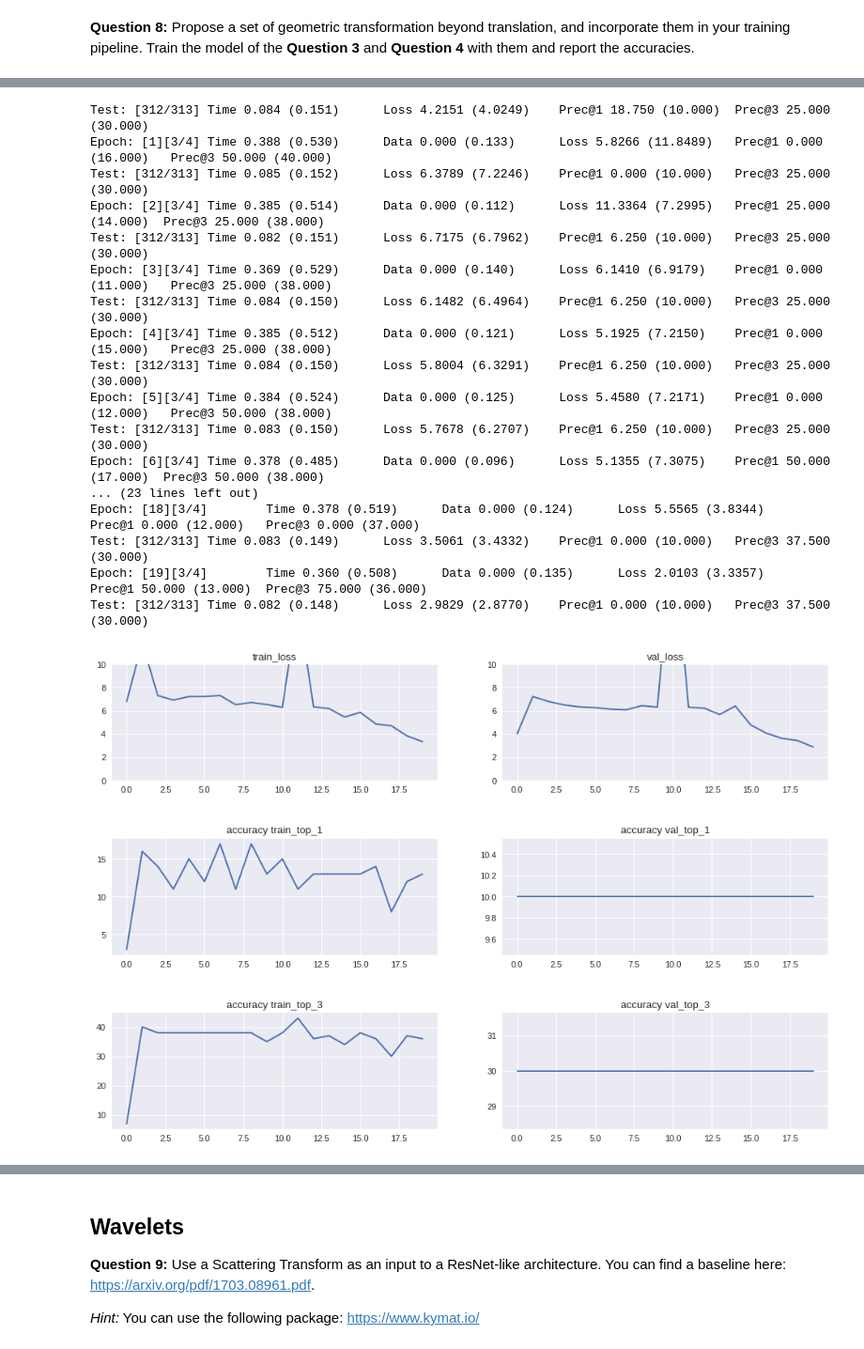
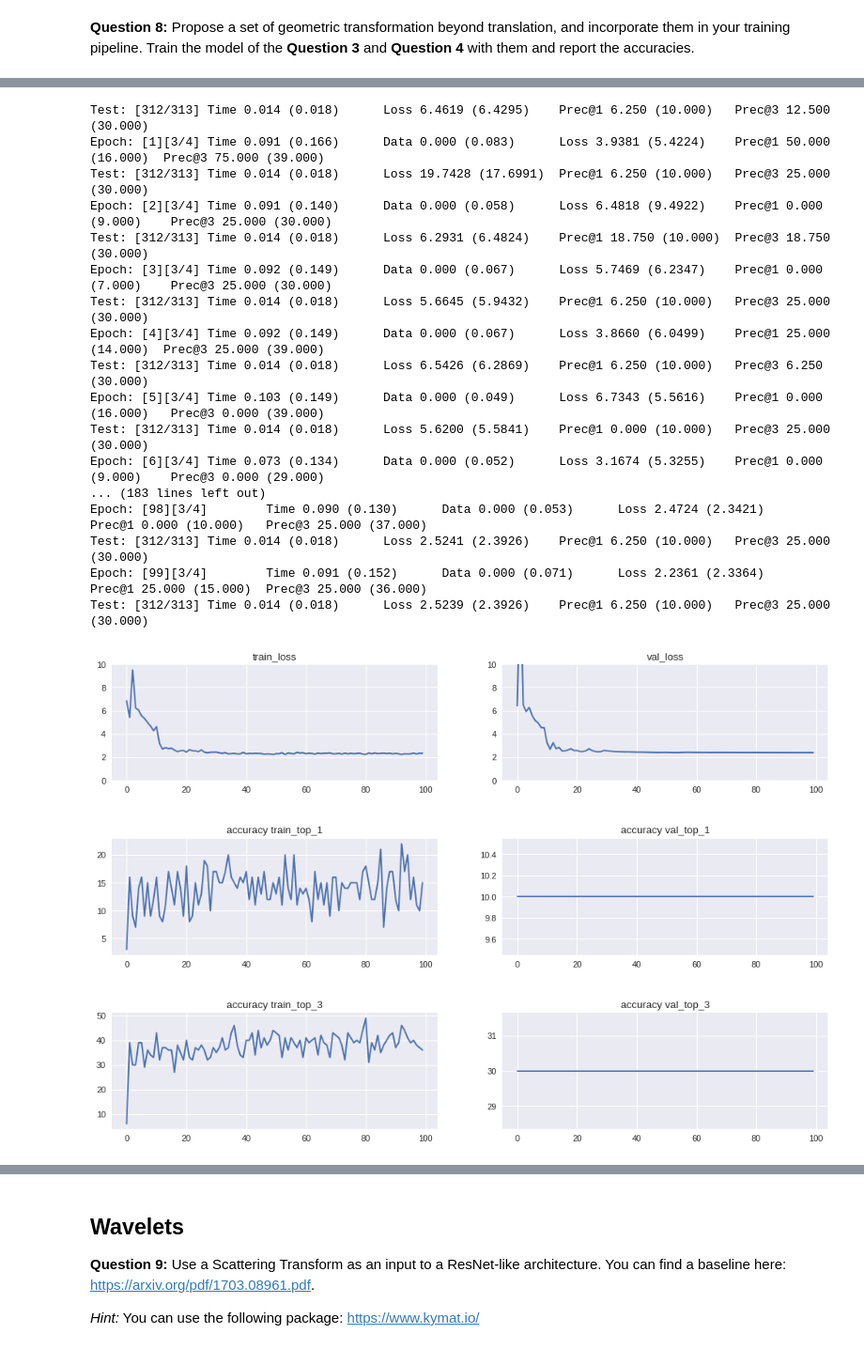
Before and after one commit to paulasquin/deep-learning-in-practice-cs, a Jupyter notebook: 3-TD_ADL.ipynb, the cells around one changed output, grey strips where cells are left out. Shown at 94% size. Saved outputs shown, nothing was run; the diff lists cells and outputs as text; code cells hidden in the pictures.

```diff
--- a/3-TD_ADL.ipynb
+++ b/3-TD_ADL.ipynb
@@ -983,7 +974,7 @@ __Question 8:__ Propose a set of geometric transformation beyond translation, an
 args = Args(
         arch="resnet18",
         workers=4,
-        epochs=30,
+        epochs=80,
         start_epoch=0,
         batch_size=32,
         lr=0.001,
@@ -997,18 +988,18 @@ args = Args(
 )
 
 # Transformation definition
-transf = transforms.Compose(
+transf2 = transforms.Compose(
     [transforms.ToPILImage(),
-     transforms.CenterCrop(224),
      transforms.RandomHorizontalFlip(),
-     transforms.RandomAffine(degrees=45, translate=(0.2, 0.2), scale=(0.8, 1.2)),
+#      transforms.RandomAffine(degrees=15, translate=(0.05, 0.05), scale=(0.9, 1.1)),
      transforms.RandomVerticalFlip(),
+     transforms.RandomCrop(32, padding=4),
      transforms.ToTensor(),
      normalize
     ])
 
 
-classifier4 = Classifier(args, transf)
+classifier4 = Classifier(args, transf2)
 classifier4.run_training()
 classifier4.plot_results()
 # %% [output]
@@ -1042,7 +1033,7 @@ Test: [312/313] Time 0.037 (0.096)      Loss 3.4033 (2.9253)    Prec@1 0.000 (10
 args = Args(
         arch="vgg11",
         workers=4,
-        epochs=20,
+        epochs=100,
         start_epoch=0,
         batch_size=32,
         lr=0.01,
@@ -1055,7 +1046,7 @@ args = Args(
         n_early_stop=None
 )
 
-classifier5 = Classifier(args, transf)
+classifier5 = Classifier(args, transf2)
 classifier5.run_training()
 classifier5.plot_results()
 # %% [output]
@@ -1065,21 +1056,21 @@ Epoch: [0][3/4] Time 0.395 (0.506)      Data 0.000 (0.106)      Loss 6.1239 (6.7
-Test: [312/313] Time 0.084 (0.151)      Loss 4.2151 (4.0249)    Prec@1 18.750 (10.000)  Prec@3 25.000 (30.000)
-Epoch: [1][3/4] Time 0.388 (0.530)      Data 0.000 (0.133)      Loss 5.8266 (11.8489)   Prec@1 0.000 (16.000)   Prec@3 50.000 (40.000)
-Test: [312/313] Time 0.085 (0.152)      Loss 6.3789 (7.2246)    Prec@1 0.000 (10.000)   Prec@3 25.000 (30.000)
-Epoch: [2][3/4] Time 0.385 (0.514)      Data 0.000 (0.112)      Loss 11.3364 (7.2995)   Prec@1 25.000 (14.000)  Prec@3 25.000 (38.000)
-Test: [312/313] Time 0.082 (0.151)      Loss 6.7175 (6.7962)    Prec@1 6.250 (10.000)   Prec@3 25.000 (30.000)
-Epoch: [3][3/4] Time 0.369 (0.529)      Data 0.000 (0.140)      Loss 6.1410 (6.9179)    Prec@1 0.000 (11.000)   Prec@3 25.000 (38.000)
-Test: [312/313] Time 0.084 (0.150)      Loss 6.1482 (6.4964)    Prec@1 6.250 (10.000)   Prec@3 25.000 (30.000)
-Epoch: [4][3/4] Time 0.385 (0.512)      Data 0.000 (0.121)      Loss 5.1925 (7.2150)    Prec@1 0.000 (15.000)   Prec@3 25.000 (38.000)
-Test: [312/313] Time 0.084 (0.150)      Loss 5.8004 (6.3291)    Prec@1 6.250 (10.000)   Prec@3 25.000 (30.000)
-Epoch: [5][3/4] Time 0.384 (0.524)      Data 0.000 (0.125)      Loss 5.4580 (7.2171)    Prec@1 0.000 (12.000)   Prec@3 50.000 (38.000)
-Test: [312/313] Time 0.083 (0.150)      Loss 5.7678 (6.2707)    Prec@1 6.250 (10.000)   Prec@3 25.000 (30.000)
-Epoch: [6][3/4] Time 0.378 (0.485)      Data 0.000 (0.096)      Loss 5.1355 (7.3075)    Prec@1 50.000 (17.000)  Prec@3 50.000 (38.000)
-... (23 lines left out)
-Epoch: [18][3/4]        Time 0.378 (0.519)      Data 0.000 (0.124)      Loss 5.5565 (3.8344)    Prec@1 0.000 (12.000)   Prec@3 0.000 (37.000)
-Test: [312/313] Time 0.083 (0.149)      Loss 3.5061 (3.4332)    Prec@1 0.000 (10.000)   Prec@3 37.500 (30.000)
-Epoch: [19][3/4]        Time 0.360 (0.508)      Data 0.000 (0.135)      Loss 2.0103 (3.3357)    Prec@1 50.000 (13.000)  Prec@3 75.000 (36.000)
-Test: [312/313] Time 0.082 (0.148)      Loss 2.9829 (2.8770)    Prec@1 0.000 (10.000)   Prec@3 37.500 (30.000)
+Test: [312/313] Time 0.014 (0.018)      Loss 6.4619 (6.4295)    Prec@1 6.250 (10.000)   Prec@3 12.500 (30.000)
+Epoch: [1][3/4] Time 0.091 (0.166)      Data 0.000 (0.083)      Loss 3.9381 (5.4224)    Prec@1 50.000 (16.000)  Prec@3 75.000 (39.000)
+Test: [312/313] Time 0.014 (0.018)      Loss 19.7428 (17.6991)  Prec@1 6.250 (10.000)   Prec@3 25.000 (30.000)
+Epoch: [2][3/4] Time 0.091 (0.140)      Data 0.000 (0.058)      Loss 6.4818 (9.4922)    Prec@1 0.000 (9.000)    Prec@3 25.000 (30.000)
+Test: [312/313] Time 0.014 (0.018)      Loss 6.2931 (6.4824)    Prec@1 18.750 (10.000)  Prec@3 18.750 (30.000)
+Epoch: [3][3/4] Time 0.092 (0.149)      Data 0.000 (0.067)      Loss 5.7469 (6.2347)    Prec@1 0.000 (7.000)    Prec@3 25.000 (30.000)
+Test: [312/313] Time 0.014 (0.018)      Loss 5.6645 (5.9432)    Prec@1 6.250 (10.000)   Prec@3 25.000 (30.000)
+Epoch: [4][3/4] Time 0.092 (0.149)      Data 0.000 (0.067)      Loss 3.8660 (6.0499)    Prec@1 25.000 (14.000)  Prec@3 25.000 (39.000)
+Test: [312/313] Time 0.014 (0.018)      Loss 6.5426 (6.2869)    Prec@1 6.250 (10.000)   Prec@3 6.250 (30.000)
+Epoch: [5][3/4] Time 0.103 (0.149)      Data 0.000 (0.049)      Loss 6.7343 (5.5616)    Prec@1 0.000 (16.000)   Prec@3 0.000 (39.000)
+Test: [312/313] Time 0.014 (0.018)      Loss 5.6200 (5.5841)    Prec@1 0.000 (10.000)   Prec@3 25.000 (30.000)
+Epoch: [6][3/4] Time 0.073 (0.134)      Data 0.000 (0.052)      Loss 3.1674 (5.3255)    Prec@1 0.000 (9.000)    Prec@3 0.000 (29.000)
+... (183 lines left out)
+Epoch: [98][3/4]        Time 0.090 (0.130)      Data 0.000 (0.053)      Loss 2.4724 (2.3421)    Prec@1 0.000 (10.000)   Prec@3 25.000 (37.000)
+Test: [312/313] Time 0.014 (0.018)      Loss 2.5241 (2.3926)    Prec@1 6.250 (10.000)   Prec@3 25.000 (30.000)
+Epoch: [99][3/4]        Time 0.091 (0.152)      Data 0.000 (0.071)      Loss 2.2361 (2.3364)    Prec@1 25.000 (15.000)  Prec@3 25.000 (36.000)
+Test: [312/313] Time 0.014 (0.018)      Loss 2.5239 (2.3926)    Prec@1 6.250 (10.000)   Prec@3 25.000 (30.000)
-[figure, old version]
+[figure, new version]
 # %% [markdown]
 | Model | Number of  epochs  | Train accuracy | Test accuracy |
 |------|------|------|------|
```
Also changed, not shown: parts of 10 cells of this notebook.
